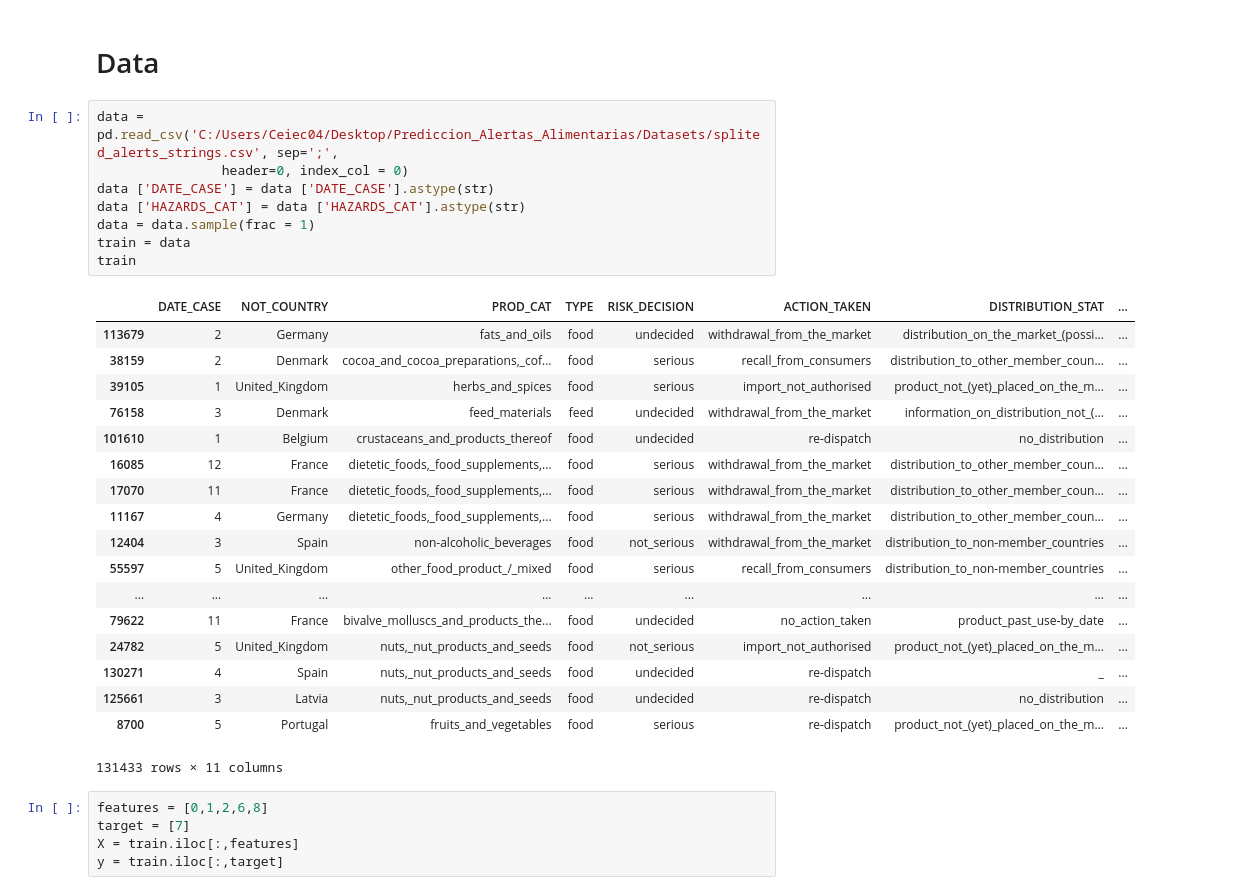
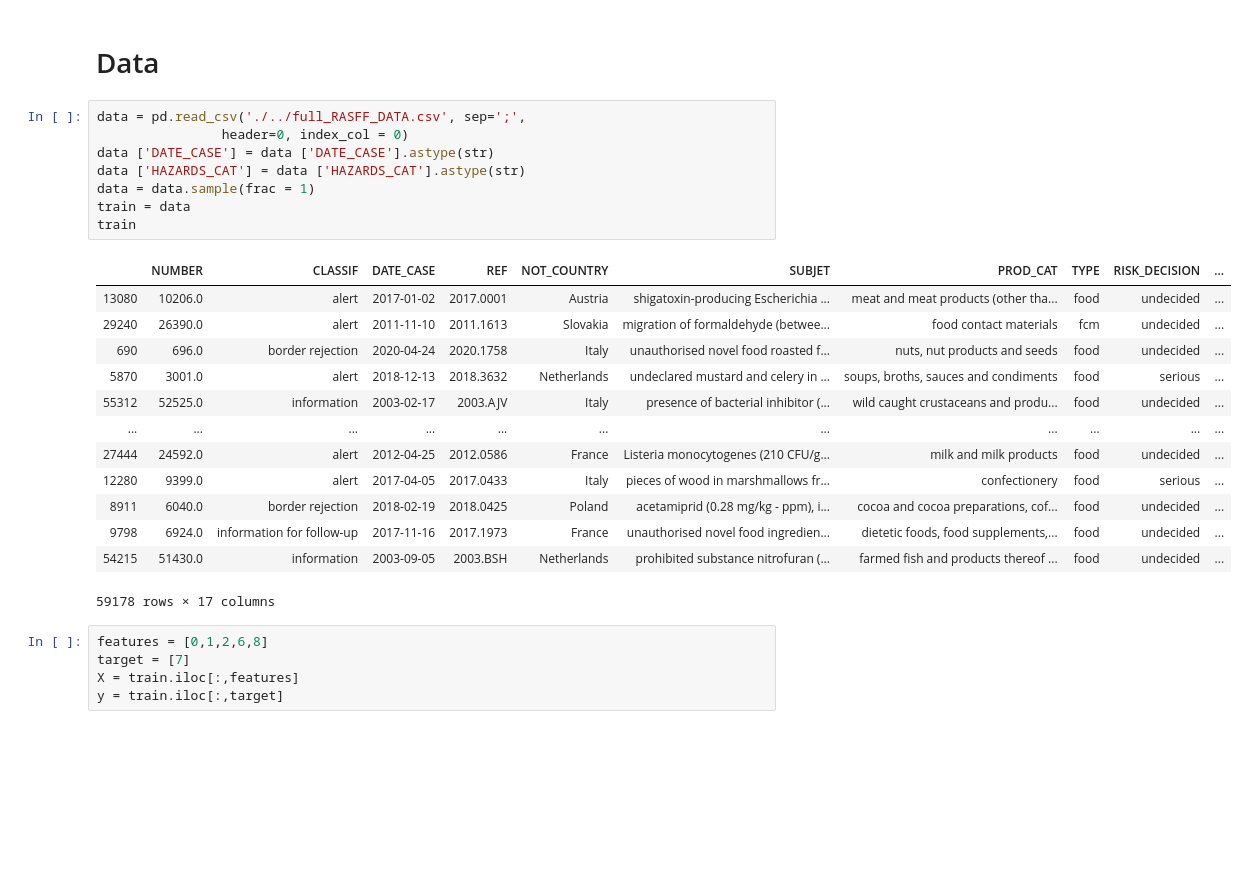
Before and after one commit to ufvceiec/RASFF-predictions-dashboard, a Jupyter notebook: Models/Baselines/MLP_no_embeddings.ipynb, the cells around one changed output. Drawn from its saved outputs; the diff is of its cells as text; blank space fills up the shorter version.

```diff
--- a/Models/Baselines/MLP_no_embeddings.ipynb
+++ b/Models/Baselines/MLP_no_embeddings.ipynb
@@ -34,32 +34,27 @@ Using TensorFlow backend.
 # %% [markdown]
 # Data
 # %%
-data = pd.read_csv('C:/Users/Ceiec04/Desktop/Prediccion_Alertas_Alimentarias/Datasets/splited_alerts_strings.csv', sep=';',
+data = pd.read_csv('./../full_RASFF_DATA.csv', sep=';',
                 header=0, index_col = 0)
 data ['DATE_CASE'] = data ['DATE_CASE'].astype(str)
 data ['HAZARDS_CAT'] = data ['HAZARDS_CAT'].astype(str)
 data = data.sample(frac = 1)
 train = data
 train
 # %% [output]
-|  | DATE_CASE | NOT_COUNTRY | PROD_CAT | TYPE | RISK_DECISION | ACTION_TAKEN | DISTRIBUTION_STAT | ... |
-| 113679 | 2 | Germany | fats_and_oils | food | undecided | withdrawal_from_the_market | distribution_on_the_market_(possi... | ... |
-| 38159 | 2 | Denmark | cocoa_and_cocoa_preparations,_cof... | food | serious | recall_from_consumers | distribution_to_other_member_coun... | ... |
-| 39105 | 1 | United_Kingdom | herbs_and_spices | food | serious | import_not_authorised | product_not_(yet)_placed_on_the_m... | ... |
-| 76158 | 3 | Denmark | feed_materials | feed | undecided | withdrawal_from_the_market | information_on_distribution_not_(... | ... |
-| 101610 | 1 | Belgium | crustaceans_and_products_thereof | food | undecided | re-dispatch | no_distribution | ... |
-| 16085 | 12 | France | dietetic_foods,_food_supplements,... | food | serious | withdrawal_from_the_market | distribution_to_other_member_coun... | ... |
-| 17070 | 11 | France | dietetic_foods,_food_supplements,... | food | serious | withdrawal_from_the_market | distribution_to_other_member_coun... | ... |
-| 11167 | 4 | Germany | dietetic_foods,_food_supplements,... | food | serious | withdrawal_from_the_market | distribution_to_other_member_coun... | ... |
-| 12404 | 3 | Spain | non-alcoholic_beverages | food | not_serious | withdrawal_from_the_market | distribution_to_non-member_countries | ... |
-| 55597 | 5 | United_Kingdom | other_food_product_/_mixed | food | serious | recall_from_consumers | distribution_to_non-member_countries | ... |
-| ... | ... | ... | ... | ... | ... | ... | ... | ... |
-| 79622 | 11 | France | bivalve_molluscs_and_products_the... | food | undecided | no_action_taken | product_past_use-by_date | ... |
-| 24782 | 5 | United_Kingdom | nuts,_nut_products_and_seeds | food | not_serious | import_not_authorised | product_not_(yet)_placed_on_the_m... | ... |
-| 130271 | 4 | Spain | nuts,_nut_products_and_seeds | food | undecided | re-dispatch | _ | ... |
-| 125661 | 3 | Latvia | nuts,_nut_products_and_seeds | food | undecided | re-dispatch | no_distribution | ... |
-| 8700 | 5 | Portugal | fruits_and_vegetables | food | serious | re-dispatch | product_not_(yet)_placed_on_the_m... | ... |
+|  | NUMBER | CLASSIF | DATE_CASE | REF | NOT_COUNTRY | SUBJET | PROD_CAT | TYPE | RISK_DECISION | ... |
+| 13080 | 10206.0 | alert | 2017-01-02 | 2017.0001 | Austria | shigatoxin-producing Escherichia ... | meat and meat products (other tha... | food | undecided | ... |
+| 29240 | 26390.0 | alert | 2011-11-10 | 2011.1613 | Slovakia | migration of formaldehyde (betwee... | food contact materials | fcm | undecided | ... |
+| 690 | 696.0 | border rejection | 2020-04-24 | 2020.1758 | Italy | unauthorised novel food roasted f... | nuts, nut products and seeds | food | undecided | ... |
+| 5870 | 3001.0 | alert | 2018-12-13 | 2018.3632 | Netherlands | undeclared mustard and celery in ... | soups, broths, sauces and condiments | food | serious | ... |
+| 55312 | 52525.0 | information | 2003-02-17 | 2003.AJV | Italy | presence of bacterial inhibitor (... | wild caught crustaceans and produ... | food | undecided | ... |
+| ... | ... | ... | ... | ... | ... | ... | ... | ... | ... | ... |
+| 27444 | 24592.0 | alert | 2012-04-25 | 2012.0586 | France | Listeria monocytogenes (210 CFU/g... | milk and milk products | food | undecided | ... |
+| 12280 | 9399.0 | alert | 2017-04-05 | 2017.0433 | Italy | pieces of wood in marshmallows fr... | confectionery | food | serious | ... |
+| 8911 | 6040.0 | border rejection | 2018-02-19 | 2018.0425 | Poland | acetamiprid (0.28 mg/kg - ppm), i... | cocoa and cocoa preparations, cof... | food | undecided | ... |
+| 9798 | 6924.0 | information for follow-up | 2017-11-16 | 2017.1973 | France | unauthorised novel food ingredien... | dietetic foods, food supplements,... | food | undecided | ... |
+| 54215 | 51430.0 | information | 2003-09-05 | 2003.BSH | Netherlands | prohibited substance nitrofuran (... | farmed fish and products thereof ... | food | undecided | ... |
-131433 rows × 11 columns
+59178 rows × 17 columns
 # %%
 features = [0,1,2,6,8]
 target = [7]
```
Also changed, not shown: parts of 6 cells of this notebook, 6 other files.
